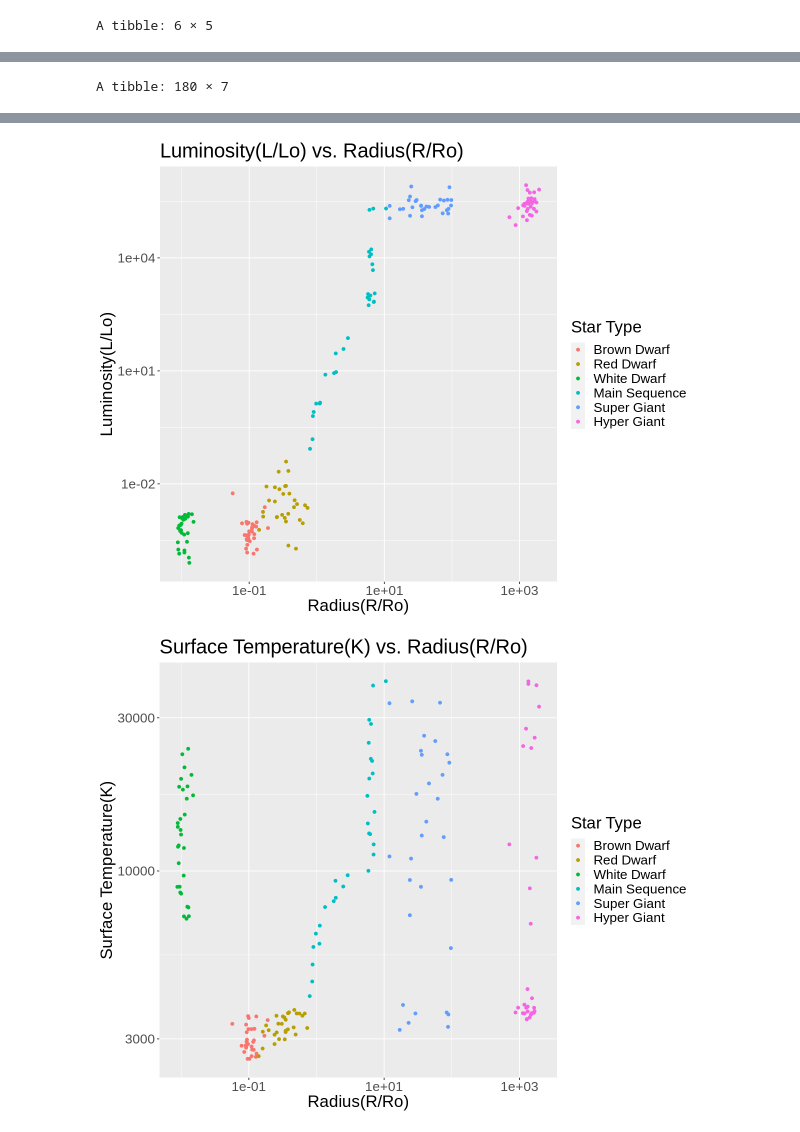
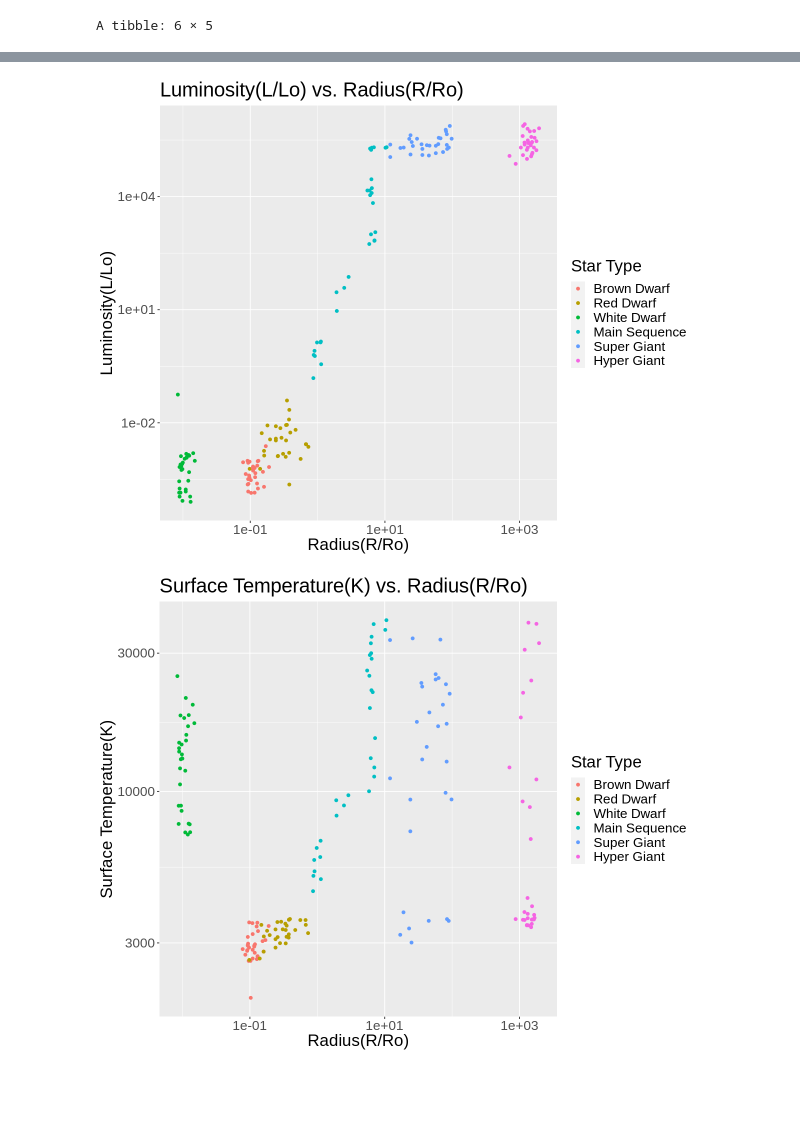
Before and after one commit to KarnS1o3/DSCI-project, a Jupyter notebook: Group_Project_proposal.ipynb, the cells around one changed output, grey strips where cells are left out. Cells and saved outputs as stored; diff of their text form; code cells hidden in the pictures; blank space fills up the shorter version.

```diff
--- a/Group_Project_proposal.ipynb
+++ b/Group_Project_proposal.ipynb
@@ -79,7 +79,6 @@ star_plot_3 <- star_train %>%
 
 
 star_distribution
-star_train
 star_plot
 star_plot_2
 star_plot_3
@@ -113 +111,0 @@ A tibble: 6 × 5
-A tibble: 180 × 7
@@ -133,2 +113,2 @@ A tibble: 180 × 7
-[figure, old version]
+[figure, new version]
-[figure, old version]
+[figure, new version]
```
Also changed, not shown: parts of 2 cells of this notebook.
